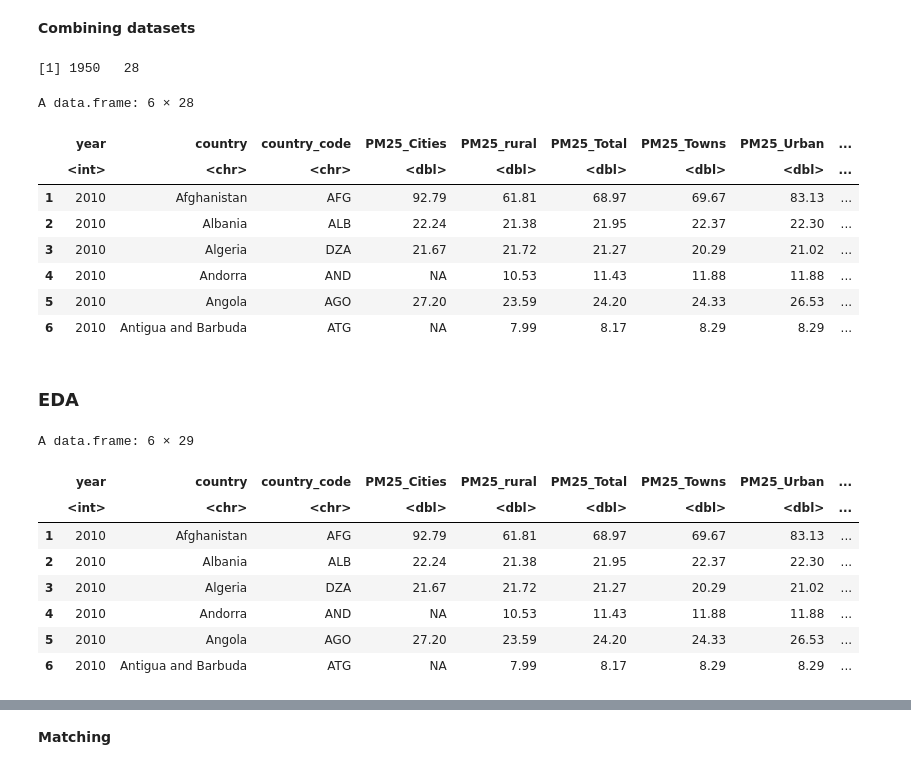
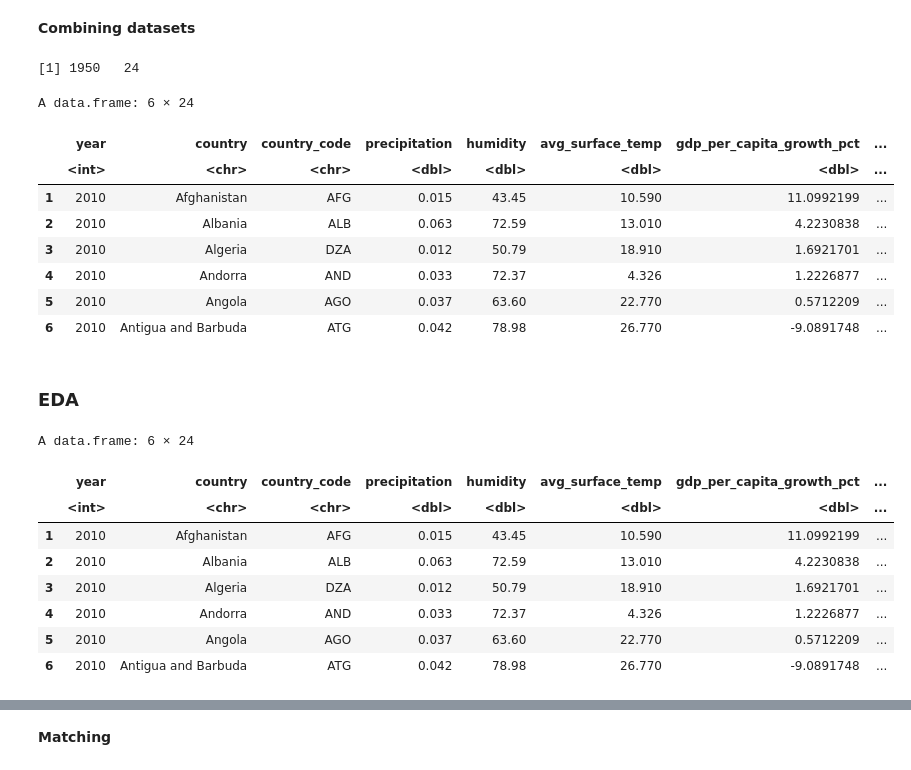
Before and after one commit to huseyinpolat-ds/UW_WNE_DSBA_Master_Thesis_437969, a Jupyter notebook: Thesis_EDA.ipynb, the cells around one changed output, grey strips where cells are left out. Cells and saved outputs as stored; diff of their text form; code cells hidden in the pictures.

```diff
--- a/Thesis_EDA.ipynb
+++ b/Thesis_EDA.ipynb
@@ -328,58 +358,75 @@ map_countries <- function(df, column_to_map) {
     "Venezuela, RB"  = "Venezuela",
     "Viet Nam" = "Vietnam",
     "Yemen, Rep." = "Yemen",
     "United Kingdom of Great Britain and Northern Ireland" = "United Kingdom"
   )
 
   df[[column_to_map]] <- ifelse(df[[column_to_map]] %in% names(mapping_dict),
                                 mapping_dict[df[[column_to_map]]],
                                 df[[column_to_map]])
 
   return(df)
 }
 
 # Map country names in each dataset
 pm25_final_mapped <- map_countries(pm25_final, "country")
 eu_ets_final_mapped <- map_countries(eu_ets_final, "country")
 weather_final_mapped <- map_countries(weather_final, "country")
 wb_indicators_final_mapped <- map_countries(wb_indicators_final, "country")
 
 # Join each dataset, keeping PM2.5 dataset as the main one to join on
 all_indicators <- merge(pm25_final_mapped, subset(eu_ets_final_mapped, select = -country_code), by = c("year", "country"), all.x = TRUE) %>%
     merge(subset(weather_final_mapped, select = -country_code), by = c("year", "country"), all.x = TRUE) %>%
     merge(subset(wb_indicators_final_mapped, select = -country_code), by = c("year", "country"), all.x = TRUE)
 
 # Apply log transformation for skewed columns
-all_indicators <- all_indicators %>% mutate(gdp_per_capita_log = log(gdp_per_capita)) %>% select(-gdp_per_capita)
-all_indicators <- all_indicators %>% mutate(pop_total_log = log(pop_total)) %>% select(-pop_total)
-all_indicators <- all_indicators %>% mutate(pop_density_log = log(pop_density)) %>% select(-pop_density)
+all_indicators <- all_indicators %>%
+  mutate_at(vars(PM25_Cities, PM25_rural, PM25_Total, PM25_Towns, PM25_Urban,
+                 gdp_per_capita, pop_total, pop_density, free_EUAs, total_EUAs, auctioned_sold_EUAs),
+             list(log = ~log(.)))
+
+# Drop the original columns
+all_indicators <- all_indicators %>%
+  select(-PM25_Cities, -PM25_rural, -PM25_Total, -PM25_Towns, -PM25_Urban,
+         -gdp_per_capita, -pop_total, -pop_density, -free_EUAs, -total_EUAs, -auctioned_sold_EUAs)
+
+# Find the quantiles for trimming
+lower_quantile <- quantile(all_indicators$gdp_per_capita_growth_pct, probs = 0.005, na.rm = TRUE)
+upper_quantile <- quantile(all_indicators$gdp_per_capita_growth_pct, probs = 0.995, na.rm = TRUE)
+
+# Trim the values and assign NAs
+all_indicators$gdp_per_capita_growth_pct[all_indicators$gdp_per_capita_growth_pct < lower_quantile |
+                                          all_indicators$gdp_per_capita_growth_pct > upper_quantile] <- NA
+
+# Drop unnecassary indicators (for now)
+all_indicators <- all_indicators %>% select(-c(gni,pop_rural,pop_urban,total_EUAs_log))
 
 # Check final dataset
 print(dim(all_indicators))
 head(all_indicators)
 # %% [output]
-[1] 1950   28
+[1] 1950   24
-A data.frame: 6 × 28
+A data.frame: 6 × 24
-|  | year | country | country_code | PM25_Cities | PM25_rural | PM25_Total | PM25_Towns | PM25_Urban | ... |
-|  | <int> | <chr> | <chr> | <dbl> | <dbl> | <dbl> | <dbl> | <dbl> | ... |
-| 1 | 2010 | Afghanistan | AFG | 92.79 | 61.81 | 68.97 | 69.67 | 83.13 | ... |
-| 2 | 2010 | Albania | ALB | 22.24 | 21.38 | 21.95 | 22.37 | 22.30 | ... |
-| 3 | 2010 | Algeria | DZA | 21.67 | 21.72 | 21.27 | 20.29 | 21.02 | ... |
-| 4 | 2010 | Andorra | AND | NA | 10.53 | 11.43 | 11.88 | 11.88 | ... |
-| 5 | 2010 | Angola | AGO | 27.20 | 23.59 | 24.20 | 24.33 | 26.53 | ... |
-| 6 | 2010 | Antigua and Barbuda | ATG | NA | 7.99 | 8.17 | 8.29 | 8.29 | ... |
+|  | year | country | country_code | precipitation | humidity | avg_surface_temp | gdp_per_capita_growth_pct | ... |
+|  | <int> | <chr> | <chr> | <dbl> | <dbl> | <dbl> | <dbl> | ... |
+| 1 | 2010 | Afghanistan | AFG | 0.015 | 43.45 | 10.590 | 11.0992199 | ... |
+| 2 | 2010 | Albania | ALB | 0.063 | 72.59 | 13.010 | 4.2230838 | ... |
+| 3 | 2010 | Algeria | DZA | 0.012 | 50.79 | 18.910 | 1.6921701 | ... |
+| 4 | 2010 | Andorra | AND | 0.033 | 72.37 | 4.326 | 1.2226877 | ... |
+| 5 | 2010 | Angola | AGO | 0.037 | 63.60 | 22.770 | 0.5712209 | ... |
+| 6 | 2010 | Antigua and Barbuda | ATG | 0.042 | 78.98 | 26.770 | -9.0891748 | ... |
 # %% [markdown]
 ### EDA
 # %%
 head(all_indicators)
 # %% [output]
-A data.frame: 6 × 29
+A data.frame: 6 × 24
-|  | year | country | country_code | PM25_Cities | PM25_rural | PM25_Total | PM25_Towns | PM25_Urban | ... |
-|  | <int> | <chr> | <chr> | <dbl> | <dbl> | <dbl> | <dbl> | <dbl> | ... |
-| 1 | 2010 | Afghanistan | AFG | 92.79 | 61.81 | 68.97 | 69.67 | 83.13 | ... |
-| 2 | 2010 | Albania | ALB | 22.24 | 21.38 | 21.95 | 22.37 | 22.30 | ... |
-| 3 | 2010 | Algeria | DZA | 21.67 | 21.72 | 21.27 | 20.29 | 21.02 | ... |
-| 4 | 2010 | Andorra | AND | NA | 10.53 | 11.43 | 11.88 | 11.88 | ... |
-| 5 | 2010 | Angola | AGO | 27.20 | 23.59 | 24.20 | 24.33 | 26.53 | ... |
-| 6 | 2010 | Antigua and Barbuda | ATG | NA | 7.99 | 8.17 | 8.29 | 8.29 | ... |
+|  | year | country | country_code | precipitation | humidity | avg_surface_temp | gdp_per_capita_growth_pct | ... |
+|  | <int> | <chr> | <chr> | <dbl> | <dbl> | <dbl> | <dbl> | ... |
+| 1 | 2010 | Afghanistan | AFG | 0.015 | 43.45 | 10.590 | 11.0992199 | ... |
+| 2 | 2010 | Albania | ALB | 0.063 | 72.59 | 13.010 | 4.2230838 | ... |
+| 3 | 2010 | Algeria | DZA | 0.012 | 50.79 | 18.910 | 1.6921701 | ... |
+| 4 | 2010 | Andorra | AND | 0.033 | 72.37 | 4.326 | 1.2226877 | ... |
+| 5 | 2010 | Angola | AGO | 0.037 | 63.60 | 22.770 | 0.5712209 | ... |
+| 6 | 2010 | Antigua and Barbuda | ATG | 0.042 | 78.98 | 26.770 | -9.0891748 | ... |
 # %%
```
Also changed, not shown: parts of 12 cells of this notebook.
